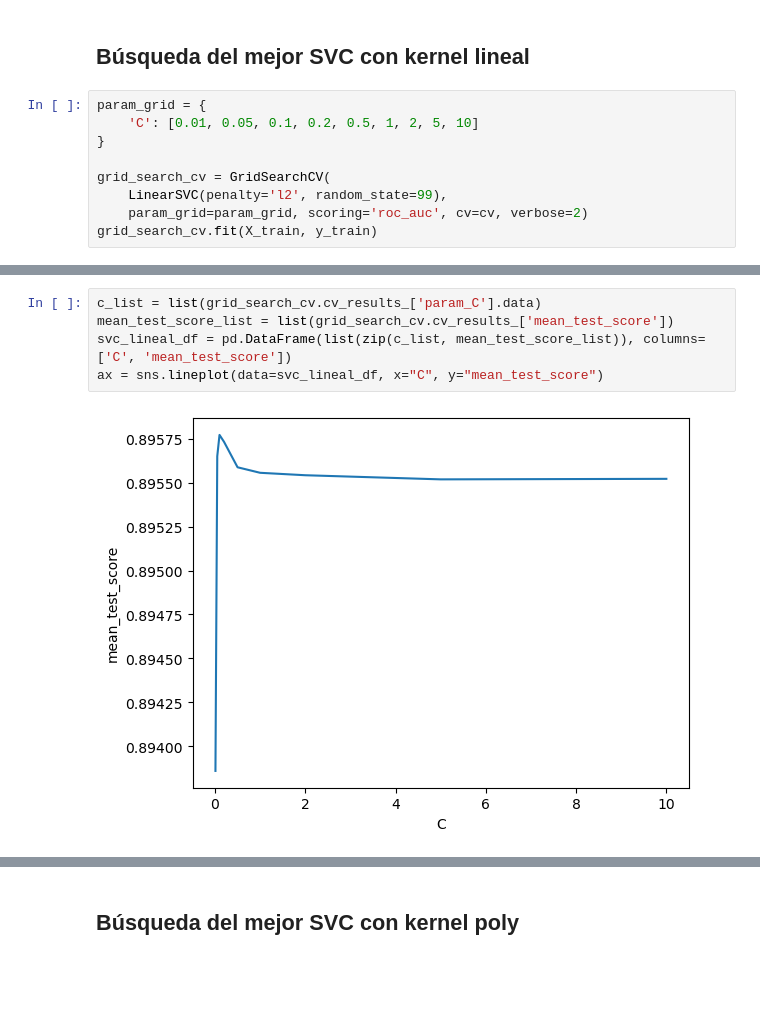
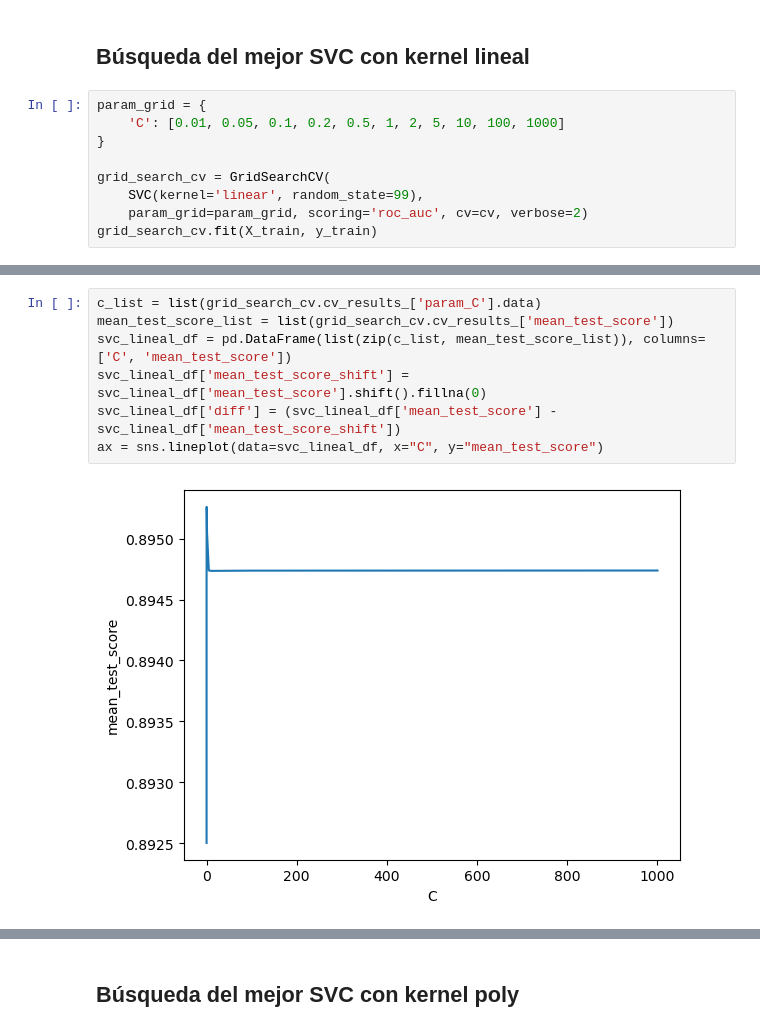
Before and after one commit to sumitkumarjethani/Stroke-Prediction, a Jupyter notebook: models/svm-model.ipynb, the cells around one changed output, grey strips where cells are left out. Saved outputs shown, nothing was run; the diff lists cells and outputs as text; blank space fills up the shorter version.

Commit message:
svc linear model

```diff
--- a/models/svm-model.ipynb
+++ b/models/svm-model.ipynb
@@ -27,11 +27,11 @@ StratifiedShuffleSplit(n_splits=5, random_state=99, test_size=0.2,
 ## Búsqueda del mejor SVC con kernel lineal
 # %%
 param_grid = {
-    'C': [0.01, 0.05, 0.1, 0.2, 0.5, 1, 2, 5, 10]
+    'C': [0.01, 0.05, 0.1, 0.2, 0.5, 1, 2, 5, 10, 100, 1000]
 }
 
 grid_search_cv = GridSearchCV(
-    LinearSVC(penalty='l2', random_state=99),
+    SVC(kernel='linear', random_state=99),
     param_grid=param_grid, scoring='roc_auc', cv=cv, verbose=2)
 grid_search_cv.fit(X_train, y_train)
 # %% [output]
@@ -70,10 +61,12 @@ GridSearchCV(cv=StratifiedShuffleSplit(n_splits=5, random_state=99, test_size=0.
 # %%
 c_list = list(grid_search_cv.cv_results_['param_C'].data)
 mean_test_score_list = list(grid_search_cv.cv_results_['mean_test_score'])
 svc_lineal_df = pd.DataFrame(list(zip(c_list, mean_test_score_list)), columns=['C', 'mean_test_score'])
+svc_lineal_df['mean_test_score_shift'] = svc_lineal_df['mean_test_score'].shift().fillna(0)
+svc_lineal_df['diff'] = (svc_lineal_df['mean_test_score'] - svc_lineal_df['mean_test_score_shift'])
 ax = sns.lineplot(data=svc_lineal_df, x="C", y="mean_test_score")
 # %% [output]
-[figure, old version]
+[figure, new version]
 # %%
 svc_lineal_df
 # %% [output]
```
Also changed, not shown: parts of 12 cells of this notebook.
